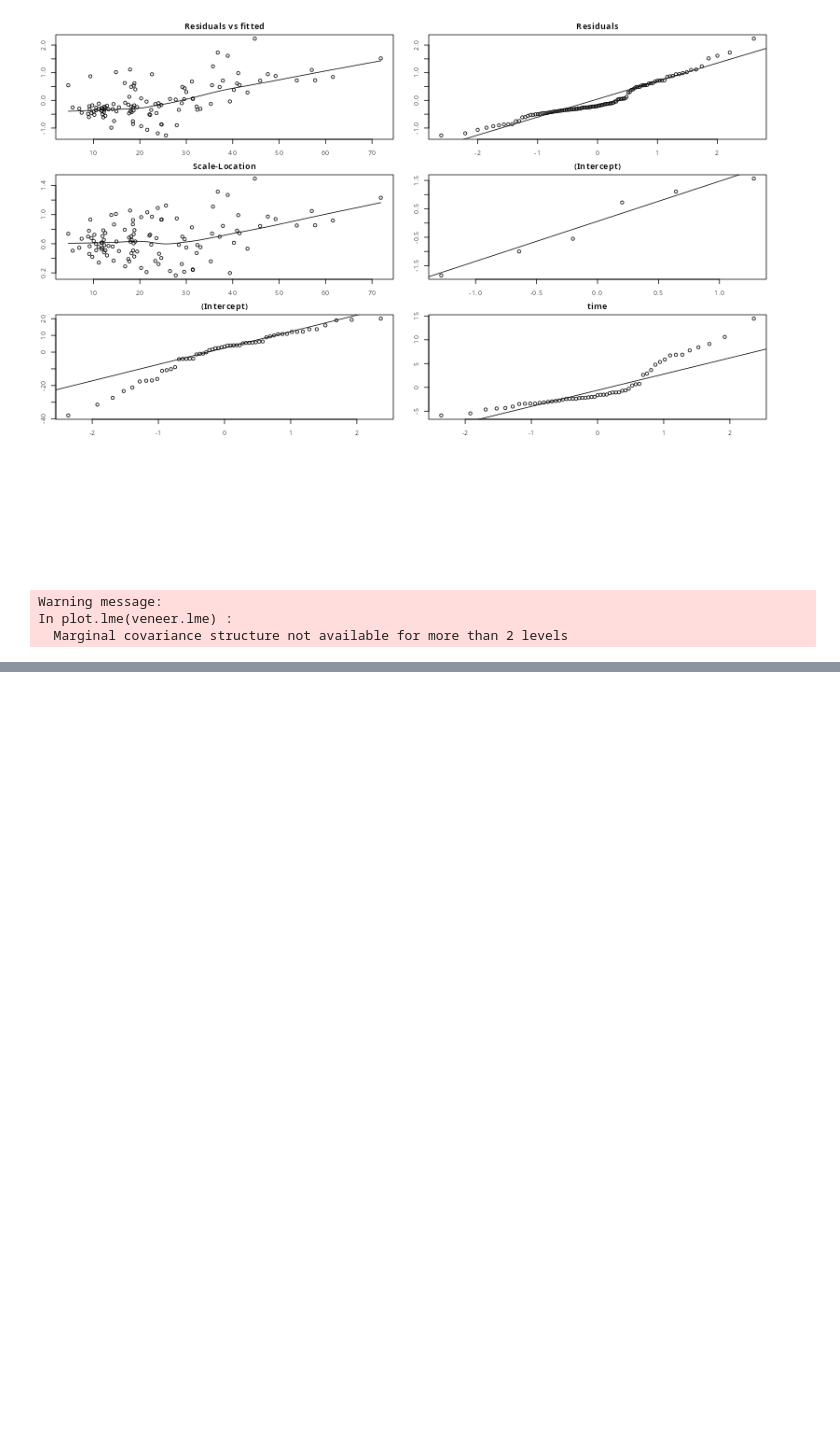
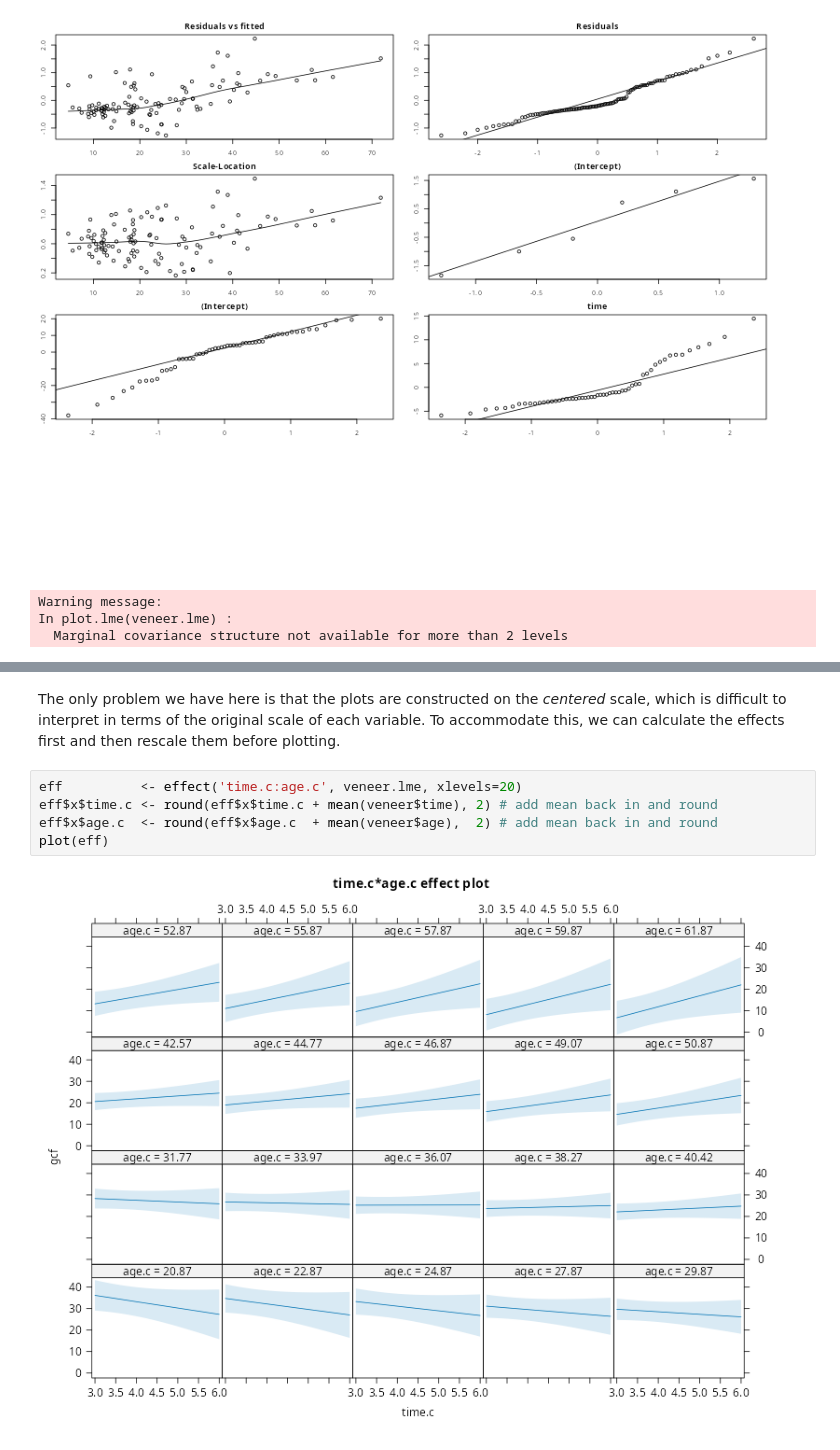
Before and after one commit to PCHN63112-Mixed-Models/mixed-effects-advanced, a Jupyter notebook: _build/html/_sources/workshops/veneer-workshop.ipynb, the cells around one changed output, grey strips where cells are left out. Drawn from its saved outputs; the diff is of its cells as text; blank space fills up the shorter version.

```diff
--- a/_build/html/_sources/workshops/veneer-workshop.ipynb
+++ b/_build/html/_sources/workshops/veneer-workshop.ipynb
@@ -291,0 +400,9 @@ plot(effect('time:age', veneer.lme))
+# %% [markdown]
+The only problem we have here is that the plots are constructed on the *centered* scale, which is difficult to interpret in terms of the original scale of each variable. To accommodate this, we can calculate the effects first and then rescale them before plotting.
+# %%
+eff          <- effect('time.c:age.c', veneer.lme, xlevels=20)
+eff$x$time.c <- round(eff$x$time.c + mean(veneer$time), 2) # add mean back in and round
+eff$x$age.c  <- round(eff$x$age.c  + mean(veneer$age),  2) # add mean back in and round
+plot(eff)
+# %% [output]
+[figure, added]
```
Also changed, not shown: parts of 30 cells of this notebook, 17 other files.
